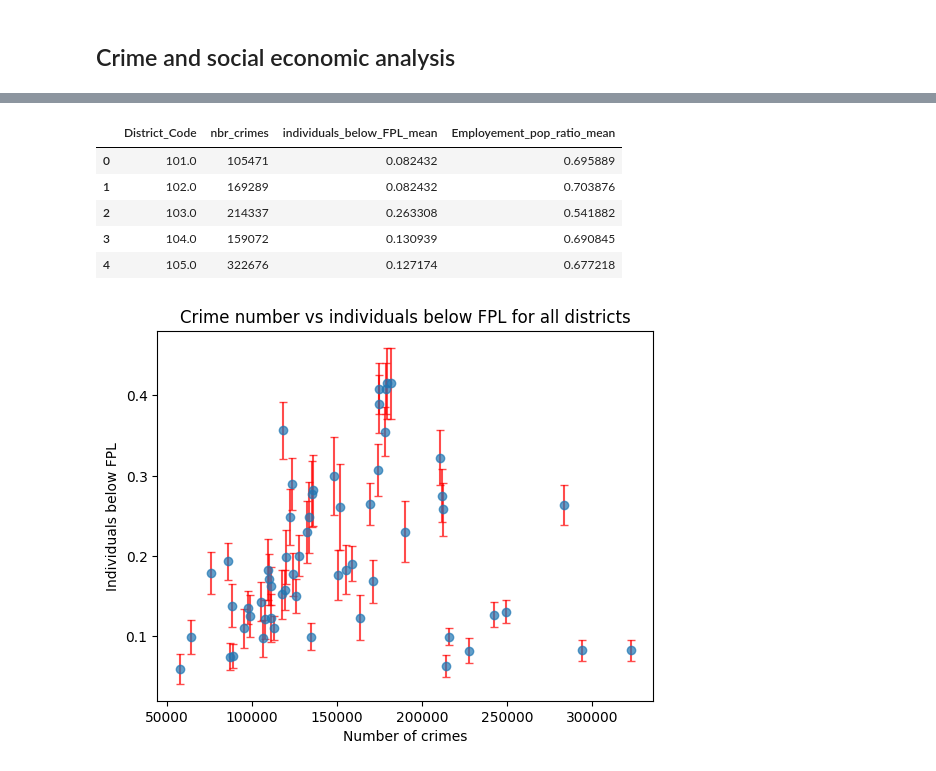
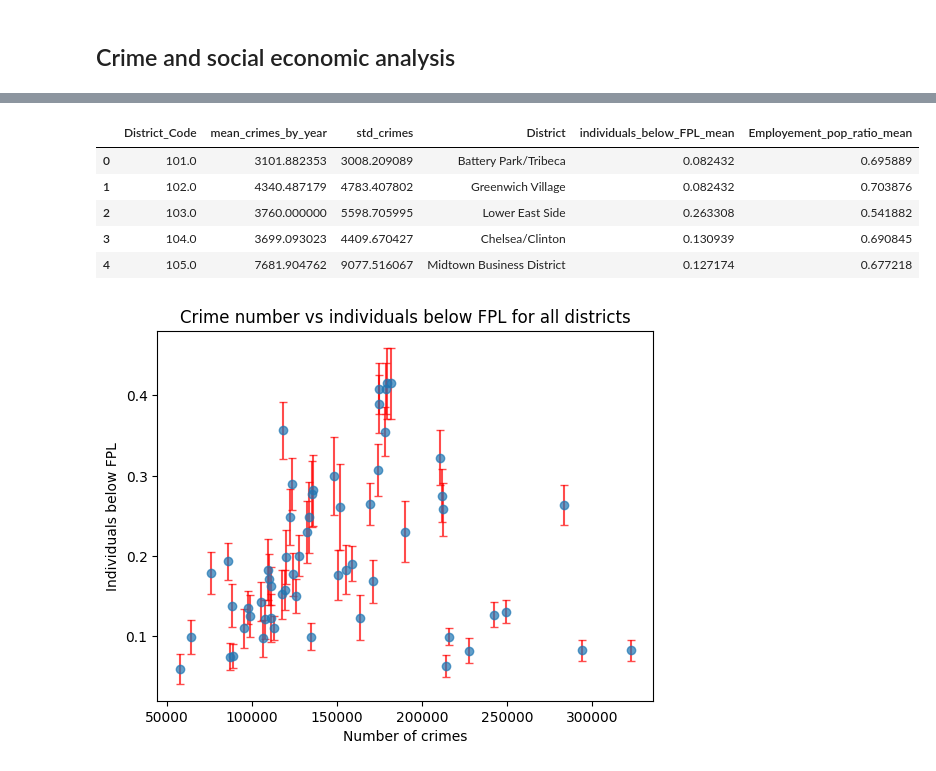
Before and after one commit to com-480-data-visualization/BluePink, a Jupyter notebook: data_exploration.ipynb, the cells around one changed output, grey strips where cells are left out. Saved outputs shown, nothing was run; the diff lists cells and outputs as text; code cells hidden in the pictures.

```diff
--- a/data_exploration.ipynb
+++ b/data_exploration.ipynb
@@ -643,0 +659,11 @@ df_eco_by_district.head()
+# %%
+nbr_crimes_by_district_year = df.groupby(['District_Code', 'year_begin', 'District_name']).size().reset_index(name='nbr_crimes')
+
+# Compute mean and standard deviation of crimes per year for each district
+district_crime_stats = nbr_crimes_by_district_year.groupby('District_Code').agg(
+    mean_crimes_by_year=('nbr_crimes', 'mean'),
+    std_crimes=('nbr_crimes', 'std'),
+    District=('District_name', 'first')  # Optional: Keep district code for reference
+).reset_index()
+
+district_crime_stats.head()
@@ -644,24 +677,22 @@ df_eco_by_district.head()
 # %%
-nbr_crimes_by_district.head()
-
 df_eco_by_district_mean = df_eco_by_district.groupby('District_Code').agg(
     individuals_below_FPL_mean = ('individuals_below_FPL_mean', 'mean'),
     Employement_pop_ratio_mean = ('Employement_pop_ratio_mean', 'mean')
 ).reset_index()
 
-crimes_eco = pd.merge(nbr_crimes_by_district,
+crimes_eco = pd.merge(district_crime_stats,
                       df_eco_by_district_mean,
                       on='District_Code',
                       how='inner')
 
 crimes_eco.head()
 # %% [output]
-|  | District_Code | nbr_crimes | individuals_below_FPL_mean | Employement_pop_ratio_mean |
-| 0 | 101.0 | 105471 | 0.082432 | 0.695889 |
-| 1 | 102.0 | 169289 | 0.082432 | 0.703876 |
-| 2 | 103.0 | 214337 | 0.263308 | 0.541882 |
-| 3 | 104.0 | 159072 | 0.130939 | 0.690845 |
-| 4 | 105.0 | 322676 | 0.127174 | 0.677218 |
+|  | District_Code | mean_crimes_by_year | std_crimes | District | individuals_below_FPL_mean | Employement_pop_ratio_mean |
+| 0 | 101.0 | 3101.882353 | 3008.209089 | Battery Park/Tribeca | 0.082432 | 0.695889 |
+| 1 | 102.0 | 4340.487179 | 4783.407802 | Greenwich Village | 0.082432 | 0.703876 |
+| 2 | 103.0 | 3760.000000 | 5598.705995 | Lower East Side | 0.263308 | 0.541882 |
+| 3 | 104.0 | 3699.093023 | 4409.670427 | Chelsea/Clinton | 0.130939 | 0.690845 |
+| 4 | 105.0 | 7681.904762 | 9077.516067 | Midtown Business District | 0.127174 | 0.677218 |
 # %%
 
 sorted_crimes = nbr_crimes_by_district.sort_values(by='nbr_crimes', ascending=False)
```
Also changed, not shown: parts of 10 cells of this notebook.
